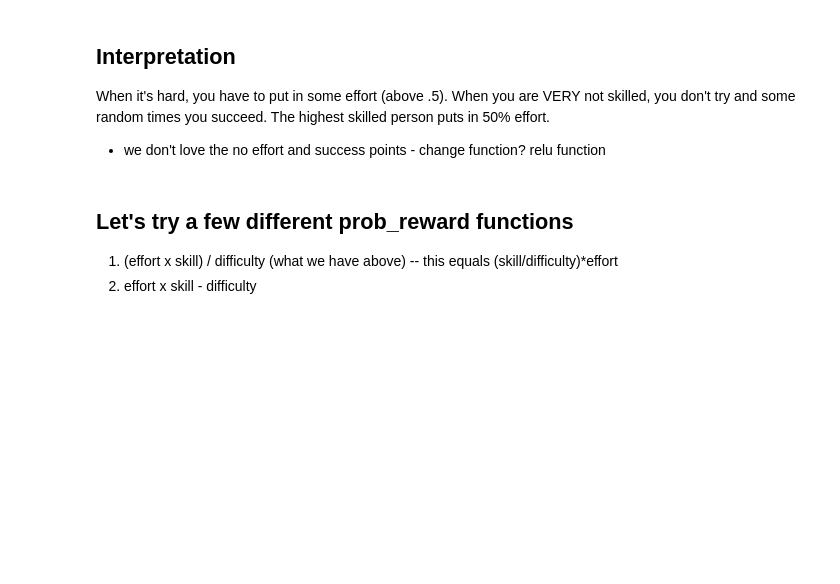
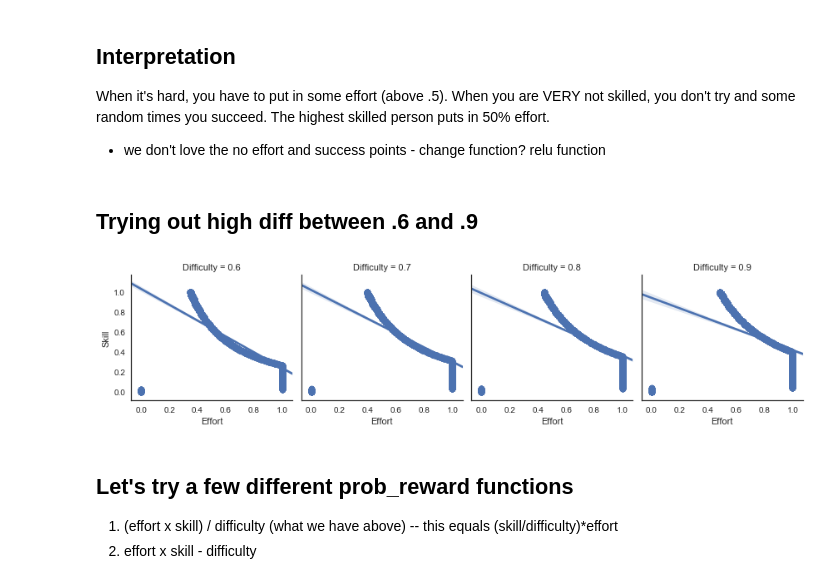
Before and after one commit to jlnrd/Effort, a Jupyter notebook: Inferring_Comp_Exp1.ipynb, the cells around one changed output. Drawn from its saved outputs; the diff is of its cells as text; code cells hidden in the pictures; blank space fills up the shorter version.

```diff
--- a/Inferring_Comp_Exp1.ipynb
+++ b/Inferring_Comp_Exp1.ipynb
@@ -287,6 +286,28 @@ plt.show()
 When it's hard, you have to put in some effort (above .5). When you are VERY not skilled, you don't try and some random times you succeed. The highest skilled person puts in 50% effort.
 
 * we don't love the no effort and success points  - change function? relu function
+# %% [markdown]
+## Trying out high diff between .6 and .9
+# %%
+skill_high_diff_6, effort_high_diff_6= run_model_highdiff(cost = .1, A = 2, B = 10, u_skill = .5, tao_skill = 1, high_diff =.6, n_samples=10000) #play with parameters
+d_6 = {'Skill':  skill_high_diff_6, 'Effort': effort_high_diff_6, "Difficulty":.6}
+diff6_df = pd.DataFrame(data=d_6)
+
+skill_high_diff_7, effort_high_diff_7= run_model_highdiff(cost = .1, A = 2, B = 10, u_skill = .5, tao_skill = 1, high_diff =.7, n_samples=10000) #play with parameters
+d_7 = {'Skill':  skill_high_diff_7, 'Effort': effort_high_diff_7, "Difficulty":.7}
+diff7_df = pd.DataFrame(data=d_7)
+
+skill_high_diff_9, effort_high_diff_9= run_model_highdiff(cost = .1, A = 2, B = 10, u_skill = .5, tao_skill = 1, high_diff =.9, n_samples=10000) #play with parameters
+d_9 = {'Skill':  skill_high_diff_9, 'Effort': effort_high_diff_9, 'Difficulty':.9}
+diff9_df = pd.DataFrame(data=d_9)
+# %%
+frames = [diff6_df, diff7_df, diff8_df,diff9_df]
+all_data = pd.concat(frames)
+# %%
+g = sns.FacetGrid(all_data, col="Difficulty",  margin_titles=True)
+g.map(sns.regplot, "Effort", "Skill", fit_reg=True);
+# %% [output]
+[figure, added]
 # %% [markdown]
 ## Let's try a few different prob_reward functions
 
```
Also changed, not shown: parts of 6 cells of this notebook.
